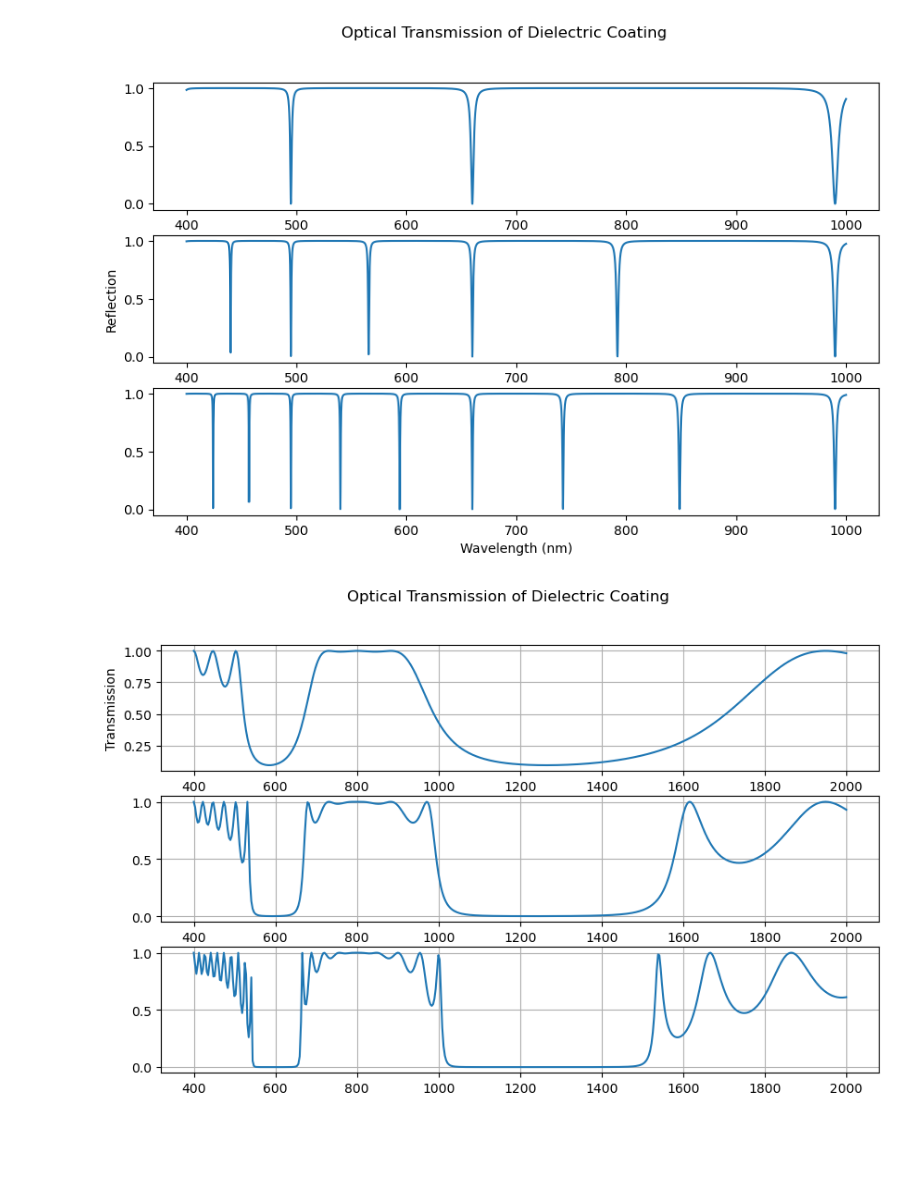
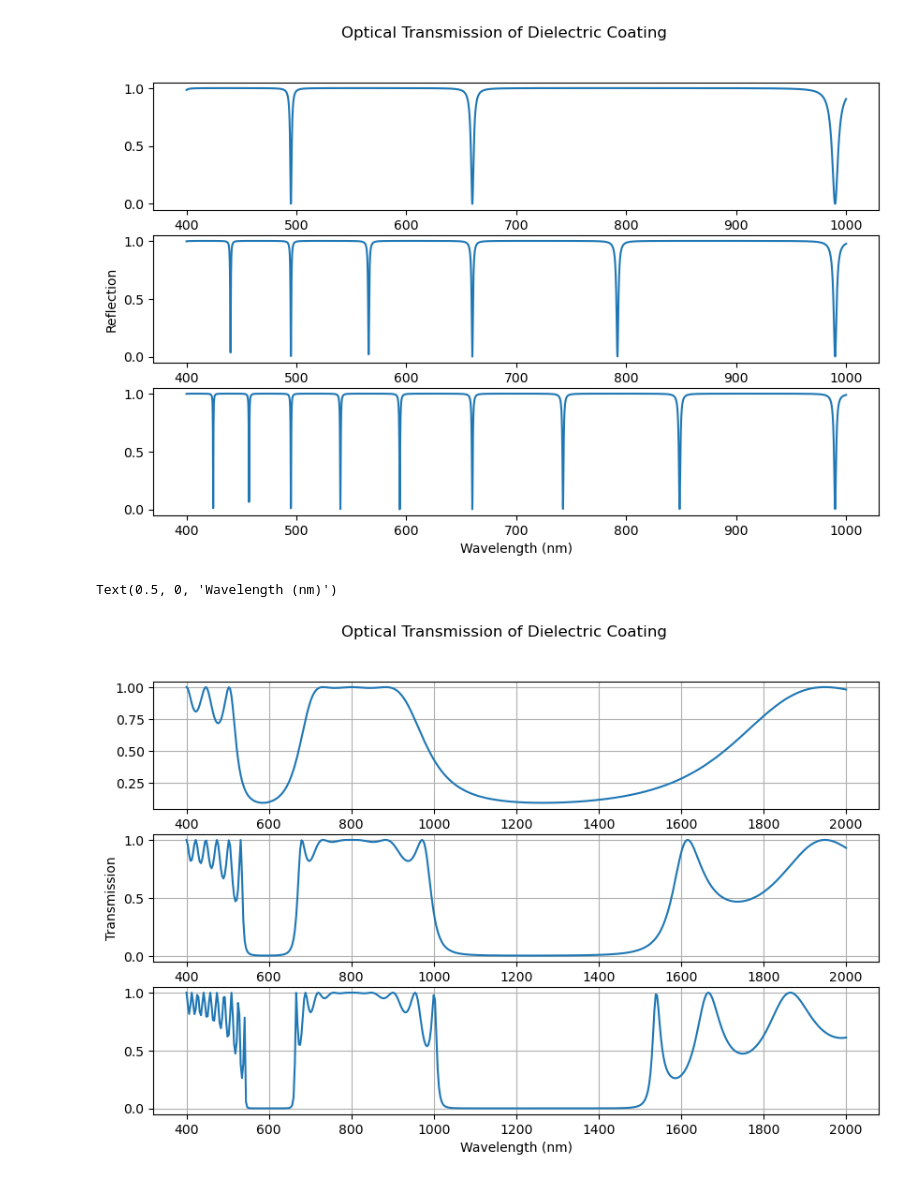
Before and after one commit to tacticstactics/Optical_thin_film_coating, a Jupyter notebook: Transfer-Matirx-Method.ipynb, the cells around one changed output. Saved outputs shown, nothing was run; the diff lists cells and outputs as text; code cells hidden in the pictures; blank space fills up the shorter version.

```diff
--- a/Transfer-Matirx-Method.ipynb
+++ b/Transfer-Matirx-Method.ipynb
@@ -123,35 +123,34 @@ n_layers_2 = [1,2,1,2,1,2,1,2,1,2,1,2]
 d_layers_2 = [200,200,200,200,200,200,200,200,200,200,200,200]
 
 # Calculate transmission
 transmission_2, reflection_power_2 = calculate_transmission(n_layers_2, d_layers_2, wavelengths)
 
 n_layers_3 = [1,2,1,2,1,2,1,2,1,2,1,2,1,2,1,2,1,2,1,2,1,2,1,2]
 d_layers_3 = [200,200,200,200,200,200,200,200,200,200,200,200,200,200,200,200,200,200,200,200]
 transmission_3, reflection_power_3 = calculate_transmission(n_layers_3, d_layers_3, wavelengths)
 
 
 fig1, (ax11,ax12,ax13) = plt.subplots(3,1, figsize = (10,6), sharey=False)
 fig1.suptitle("Optical Transmission of Dielectric Coating")
 
 # Plot the results
 ax11.plot(wavelengths, transmission)
-
-ax11.set_xlabel('Wavelength (nm)')
-ax11.set_ylabel('Transmission')
 ax11.grid(True)
 
 ax12.plot(wavelengths, transmission_2)
 ax12.grid(True)
+ax12.set_ylabel('Transmission')
 
 ax13.plot(wavelengths, transmission_3)
 ax13.grid(True)
-
+ax13.set_xlabel('Wavelength (nm)')
 # Plot the results
 #plt.plot(wavelengths, transmission)
 #plt.xlabel('Wavelength (nm)')
 #plt.ylabel('Transmission')
 #plt.title('Optical Transmission of Dielectric Coating')
 #plt.grid(True)
 #plt.show()
 # %% [output]
+Text(0.5, 0, 'Wavelength (nm)')
-[figure, old version]
+[figure, new version]
```
Also changed, not shown: parts of 2 cells of this notebook.
